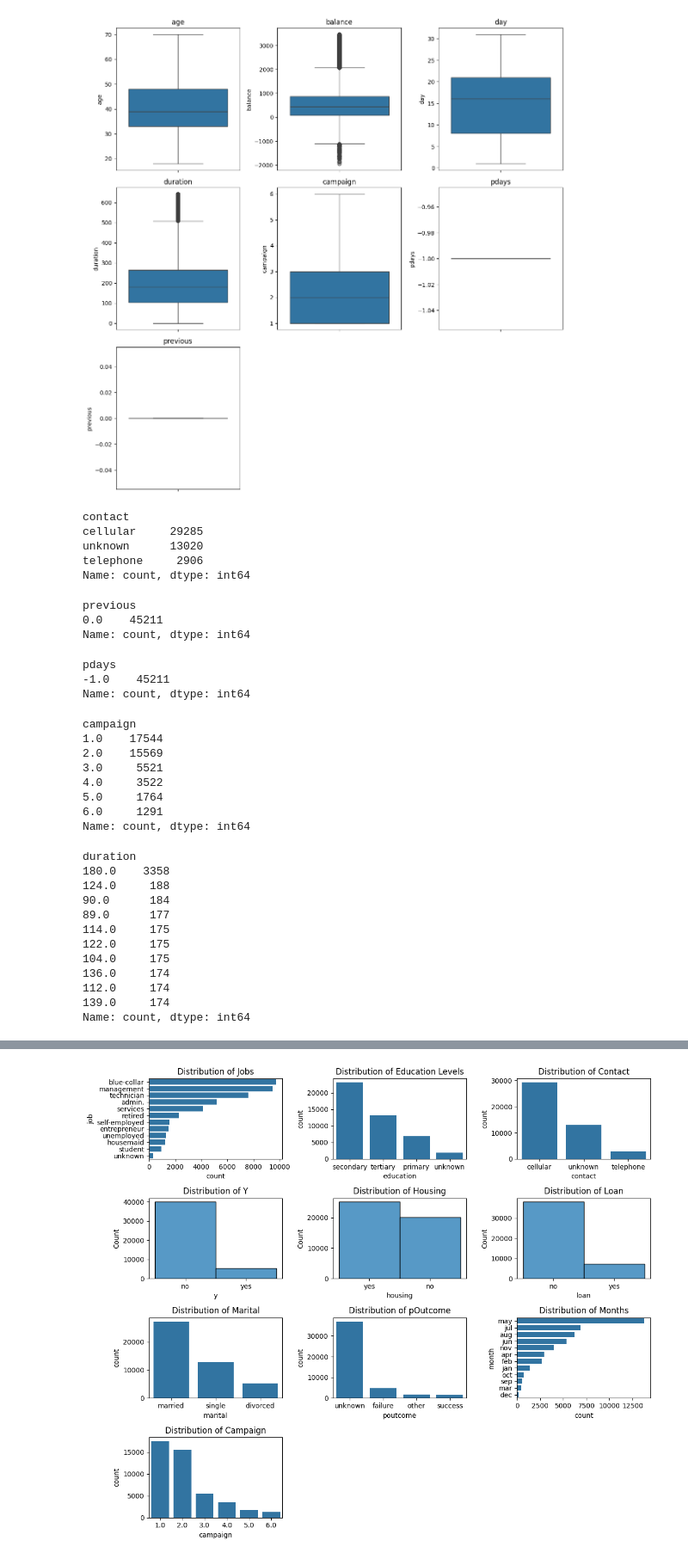
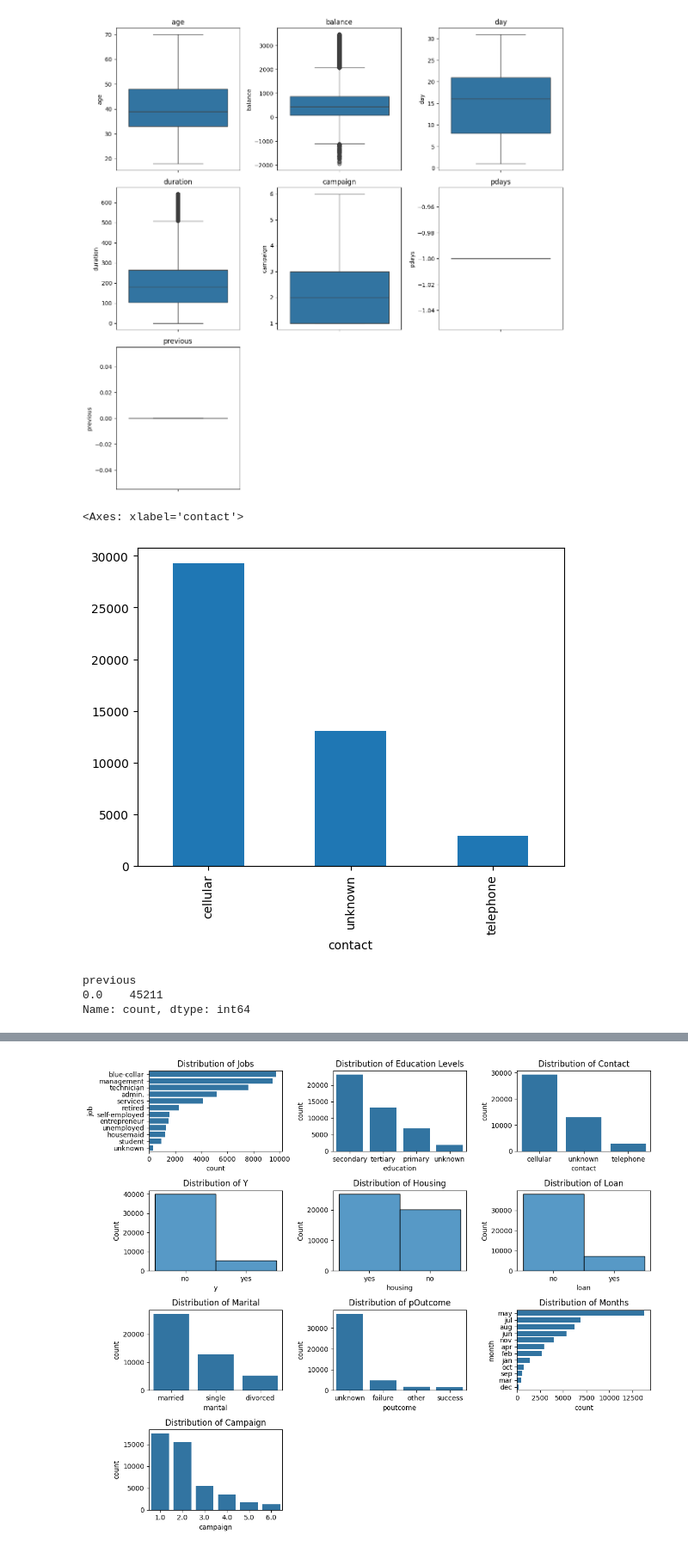
Before and after one commit to mkaudi/ExploreAI_Workplace_Project, a Jupyter notebook: QCTO---Workplace-Module-Notebook-Template-4571.ipynb, the cells around one changed output, grey strips where cells are left out. Shown at 86% size. Cells and saved outputs as stored; diff of their text form; code cells hidden in the pictures.

```diff
--- a/QCTO---Workplace-Module-Notebook-Template-4571.ipynb
+++ b/QCTO---Workplace-Module-Notebook-Template-4571.ipynb
@@ -343,49 +343,16 @@ def remove_empty_subplots(fig):
 remove_empty_subplots(fig)
 # %% [output]
 [figure]
-# %%
-train['contact'].value_counts()
-# %% [output]
-contact
-cellular     29285
-unknown      13020
-telephone     2906
-Name: count, dtype: int64
-# %%
-train['previous'].value_counts()
-# %% [output]
-previous
-0.0    45211
-Name: count, dtype: int64
-# %%
-train['pdays'].value_counts()
-# %% [output]
-pdays
--1.0    45211
-Name: count, dtype: int64
-# %%
-train['campaign'].value_counts()
-# %% [output]
-campaign
-1.0    17544
-2.0    15569
-3.0     5521
-4.0     3522
-5.0     1764
-6.0     1291
-Name: count, dtype: int64
-# %%
-train['duration'].value_counts().head(10)
-# %% [output]
-duration
-180.0    3358
-124.0     188
-90.0      184
-89.0      177
-114.0     175
-122.0     175
-104.0     175
-136.0     174
-112.0     174
-139.0     174
-Name: count, dtype: int64
+# %%
+#types contact and the counts
+train['contact'].value_counts().plot(kind='bar')
+# %% [output]
+<Axes: xlabel='contact'>
+[figure, added]
+# %%
+#types of previous and the counts
+train['previous'].value_counts()
+# %% [output]
+previous
+0.0    45211
+Name: count, dtype: int64
```
Also changed, not shown: parts of 13 cells of this notebook.
